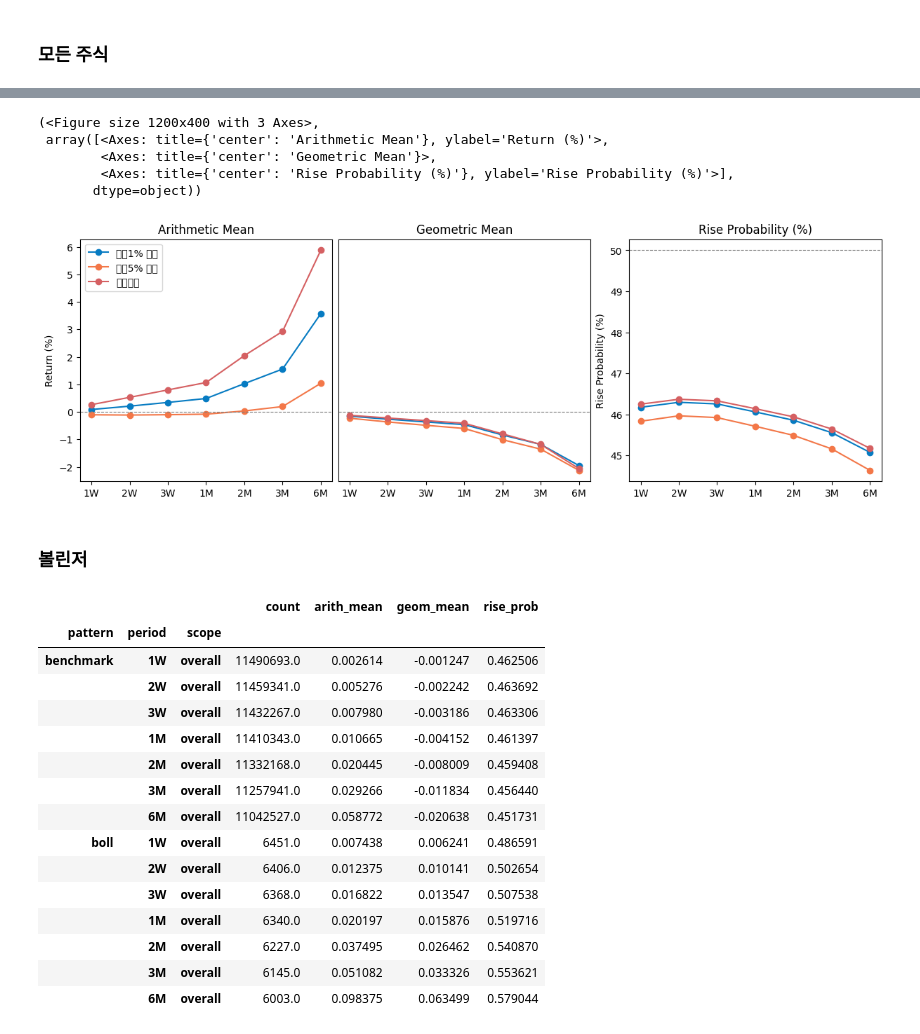
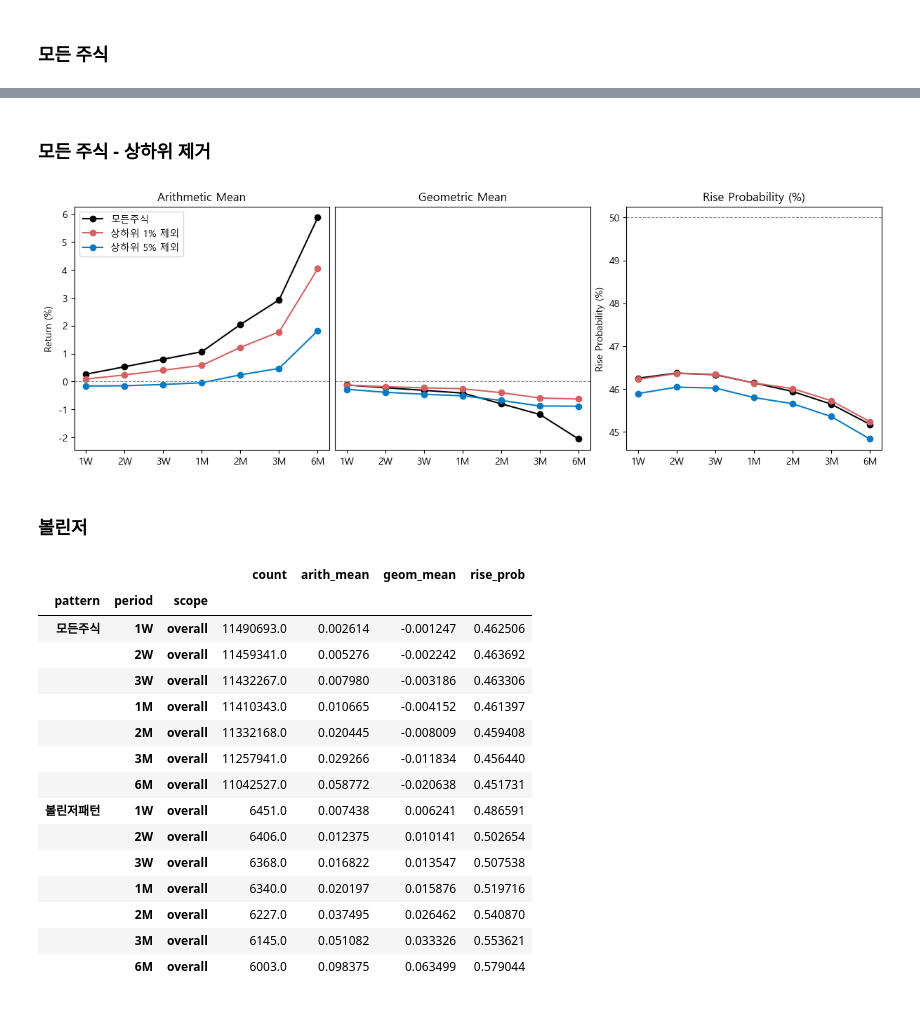
Before and after one commit to gem763/metricstudio, a Jupyter notebook: main.ipynb, the cells around one changed output, grey strips where cells are left out. Drawn from its saved outputs; the diff is of its cells as text; code cells hidden in the pictures.

```diff
--- a/main.ipynb
+++ b/main.ipynb
@@ -89,11 +86,9 @@ end = "2025-12-31"
 # %% [markdown]
 ### 모든 주식
 # %%
-start = "2000-01-01"
-end = "2025-12-31"
-bt = Backtest(start, end)
-all_stock = Default(name='all')
-stats = bt.run(all_stock)
+bm = Default(name='모든주식')
+bt = Backtest(start, end, benchmark=bm)
+stats = bt.run()
 stats.to_frame()
 # %% [output]
 |  |  |  | count | arith_mean | geom_mean | rise_prob |
@@ -112,17 +107,12 @@ stats.plot(start=start, end=end);
+# %% [markdown]
+### 모든 주식 - 상하위 제거
 # %%
 stats = bt.run(
-    Default(name="시장평균"),
-    Default(name="상하1% 제외", trim=0.01),
-    Default(name="상하5% 제외", trim=0.05),
+    Default(name="상하위 1% 제외", trim=0.01),
+    Default(name="상하위 5% 제외", trim=0.05),
 )
-stats.to_frame()
-stats.plot()
+stats.plot();
 # %% [output]
-(<Figure size 1200x400 with 3 Axes>,
- array([<Axes: title={'center': 'Arithmetic Mean'}, ylabel='Return (%)'>,
-        <Axes: title={'center': 'Geometric Mean'}>,
-        <Axes: title={'center': 'Rise Probability (%)'}, ylabel='Rise Probability (%)'>],
-       dtype=object))
-[figure, old version]
+[figure, new version]
 # %% [markdown]
 ### 볼린저
@@ -133,18 +119,18 @@ bt = Backtest(start, end, benchmark=Default(name='benchmark'))
 # %%
-boll = Bollinger(narrow_width=0.03, narrow_stay_days=5, name='boll').high(window=252, threshold=0.90)
+boll = Bollinger(bandwidth=0.03, bandwidth_stay_days=5, name='볼린저패턴').high(window=252, threshold=0.90)
 stats = bt.run(boll)
 stats.to_frame()
 # %% [output]
 |  |  |  | count | arith_mean | geom_mean | rise_prob |
 | pattern | period | scope |  |  |  |  |
-| benchmark | 1W | overall | 11490693.0 | 0.002614 | -0.001247 | 0.462506 |
+| 모든주식 | 1W | overall | 11490693.0 | 0.002614 | -0.001247 | 0.462506 |
 |  | 2W | overall | 11459341.0 | 0.005276 | -0.002242 | 0.463692 |
 |  | 3W | overall | 11432267.0 | 0.007980 | -0.003186 | 0.463306 |
 |  | 1M | overall | 11410343.0 | 0.010665 | -0.004152 | 0.461397 |
 |  | 2M | overall | 11332168.0 | 0.020445 | -0.008009 | 0.459408 |
 |  | 3M | overall | 11257941.0 | 0.029266 | -0.011834 | 0.456440 |
 |  | 6M | overall | 11042527.0 | 0.058772 | -0.020638 | 0.451731 |
-| boll | 1W | overall | 6451.0 | 0.007438 | 0.006241 | 0.486591 |
+| 볼린저패턴 | 1W | overall | 6451.0 | 0.007438 | 0.006241 | 0.486591 |
 |  | 2W | overall | 6406.0 | 0.012375 | 0.010141 | 0.502654 |
 |  | 3W | overall | 6368.0 | 0.016822 | 0.013547 | 0.507538 |
 |  | 1M | overall | 6340.0 | 0.020197 | 0.015876 | 0.519716 |
```
Also changed, not shown: parts of 12 cells of this notebook, 7 other files.
